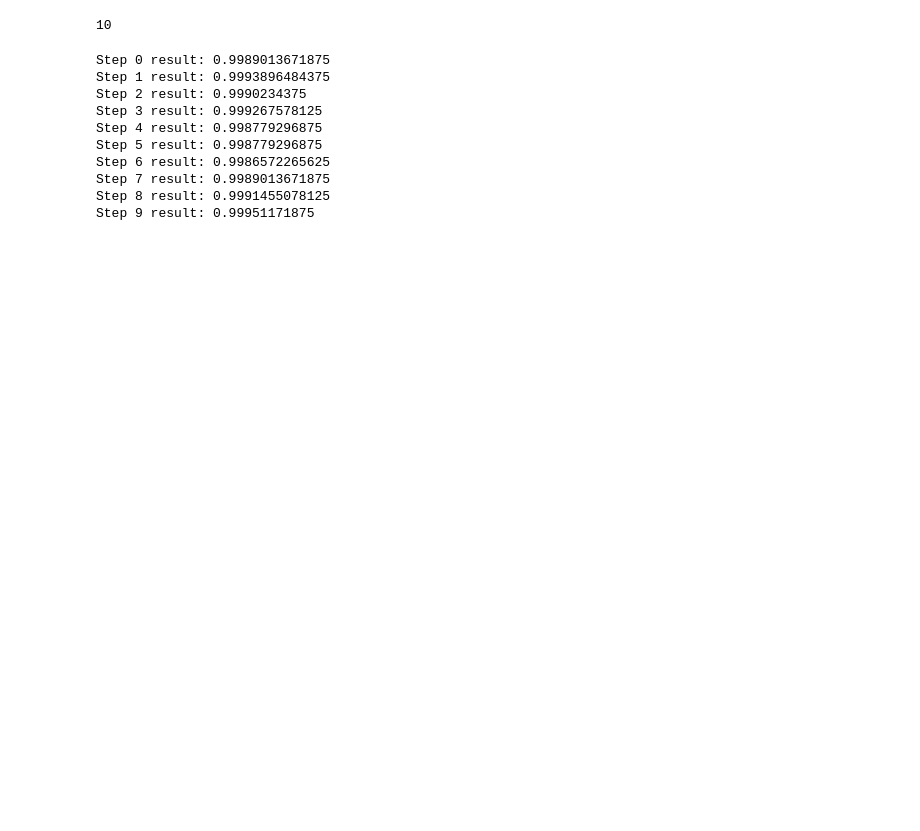
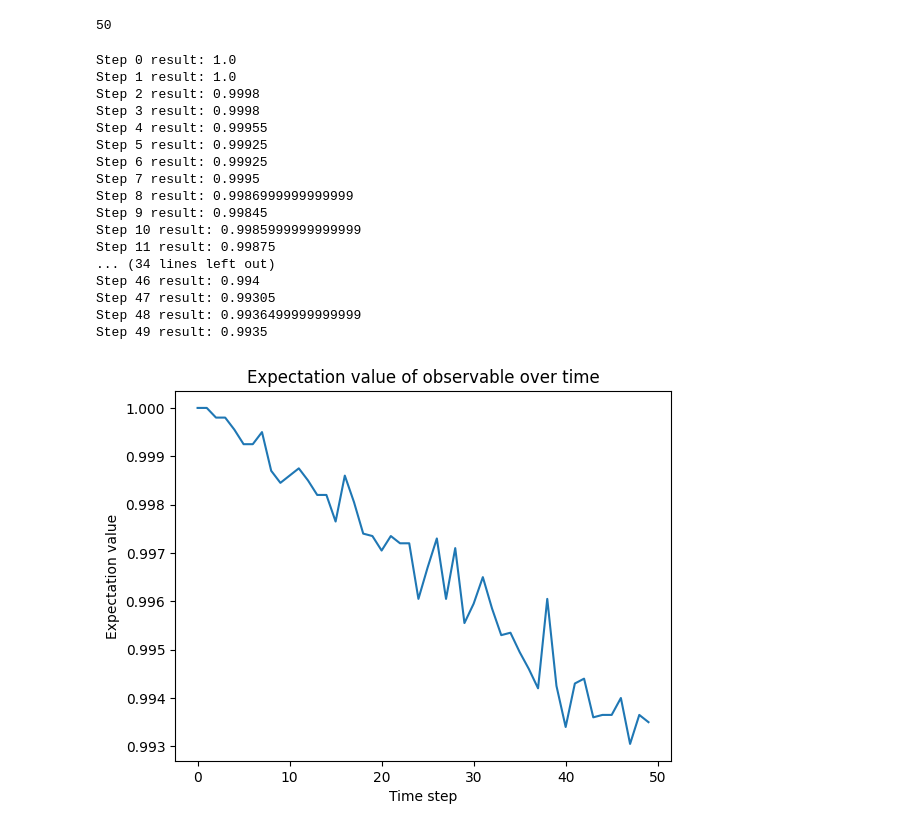
Before and after one commit to Jain-Naman/OQS, a Jupyter notebook: base_code.ipynb, the cells around one changed output. Cells and saved outputs as stored; diff of their text form; code cells hidden in the pictures; blank space fills up the shorter version.

```diff
--- a/base_code.ipynb
+++ b/base_code.ipynb
@@ -352,7 +355,7 @@ def run_circuit(observable, circuit, sim = 'Yes'):
 
     return result[0].data.evs
 # %%
-def single_forward_step_run(dynamical_map, time_step, initial_state = "0"):
+def single_forward_step_run(dynamical_map):
     '''
     Returns the circuits for the single forward step of the dynamical map
     '''
@@ -380,6 +383,9 @@ def single_forward_step_run(dynamical_map, time_step, initial_state = "0"):
     V1, n1, theta1 = so3_to_su2(R12)
     V2, n2, theta2 = so3_to_su2(R22)
 
+    return U1, U2, V1, V2, mu1, mu2, nu1, nu2
+
+def build_single_forward_step_circuit(U1, U2, V1, V2, mu1, mu2, nu1, nu2, time_step, initial_state = "0"):
     circuit_1 = build_circuit(U1, V1, mu1, nu1, time_step, initial_state = initial_state)
     circuit_2 = build_circuit(U2, V2, mu2, nu2, time_step, initial_state = initial_state)
 
@@ -397,8 +403,8 @@ def get_liouvillian_superoperator(omega, gamma, beta):
     H = -0.5 * omega * sz
 
     # Jump operators
-    L1 = np.sqrt(gamma * np.exp(-beta * omega)) * sp  # relaxation
-    L2 = np.sqrt(gamma) * sm                          # excitation
+    L1 = np.sqrt(gamma * np.exp(beta * omega)) * sm  # relaxation
+    L2 = np.sqrt(gamma) * sp                         # excitation
 
     L = liouvillian(H, [L1, L2])
     return L
@@ -413,14 +419,14 @@ def get_dynamical_map(L, dt, coefficient = 1):
 
     return U
 # %%
-omega, gamma, beta = 1.0, 0.10, 10.0
+omega, gamma, beta = 1.0, 0.1, 1.0
 
 L = get_liouvillian_superoperator(omega, gamma, beta)
-dt = 0.005
-total_time = 0.05
+dt = 0.0005
+total_time = 0.025
 time_steps = int(total_time/dt)
 print(time_steps)
 
 dynamical_map = get_dynamical_map(L, dt)
 # %% [output]
-10
+50
@@ -429,8 +448,10 @@ observable = SparsePauliOp.from_sparse_list([("Z", [0], -1/2), ("I", [0], 1/2)],
 
 results = []
 
+U1, U2, V1, V2, mu1, mu2, nu1, nu2 = single_forward_step_run(dynamical_map)
+
 for step in range(time_steps):
-    circuit_1, circuit_2 = single_forward_step_run(dynamical_map, time_steps, initial_state = "1")
+    circuit_1, circuit_2 = build_single_forward_step_circuit(U1, U2, V1, V2, mu1, mu2, nu1, nu2, step, initial_state = "1")
     result_1 = run_circuit(observable, circuit_1)
     result_2 = run_circuit(observable, circuit_2)
 
@@ -438,13 +459,31 @@ for step in range(time_steps):
     results.append(result)
     print(f"Step {step} result: {result}")
 # %% [output]
-Step 0 result: 0.9989013671875
-Step 1 result: 0.9993896484375
-Step 2 result: 0.9990234375
-Step 3 result: 0.999267578125
-Step 4 result: 0.998779296875
-Step 5 result: 0.998779296875
-Step 6 result: 0.9986572265625
-Step 7 result: 0.9989013671875
-Step 8 result: 0.9991455078125
-Step 9 result: 0.99951171875
+Step 0 result: 1.0
+Step 1 result: 1.0
+Step 2 result: 0.9998
+Step 3 result: 0.9998
+Step 4 result: 0.99955
+Step 5 result: 0.99925
+Step 6 result: 0.99925
+Step 7 result: 0.9995
+Step 8 result: 0.9986999999999999
+Step 9 result: 0.99845
+Step 10 result: 0.9985999999999999
+Step 11 result: 0.99875
+... (34 lines left out)
+Step 46 result: 0.994
+Step 47 result: 0.99305
+Step 48 result: 0.9936499999999999
+Step 49 result: 0.9935
+# %%
+import matplotlib.pyplot as plt
+
+plt.plot(results)
+# plt.ylim(0.47, 0.55)
+plt.xlabel("Time step")
+plt.ylabel("Expectation value")
+plt.title("Expectation value of observable over time")
+plt.show()
+# %% [output]
+[figure, added]
```
Also changed, not shown: parts of 4 cells of this notebook, 1 other file.
